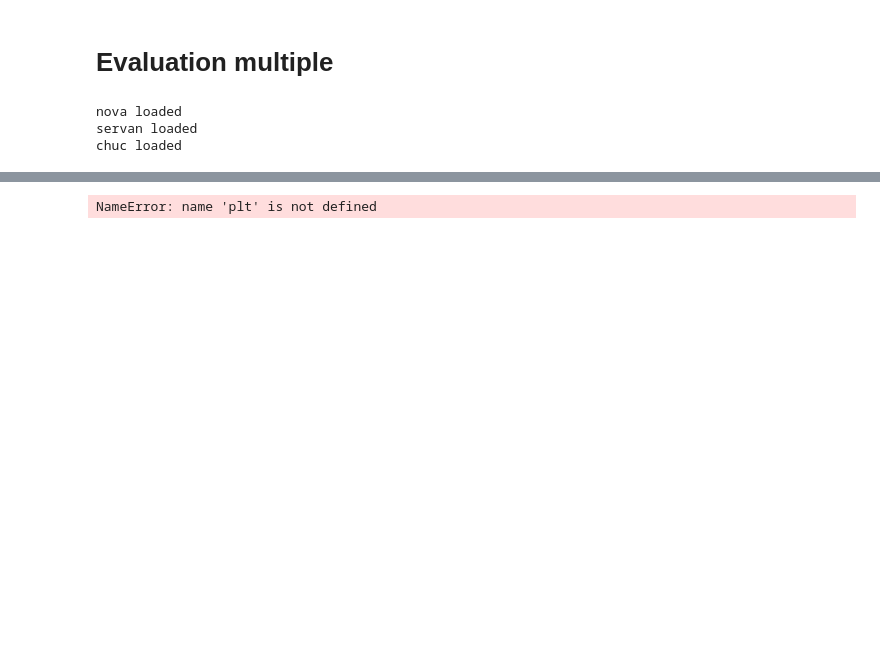
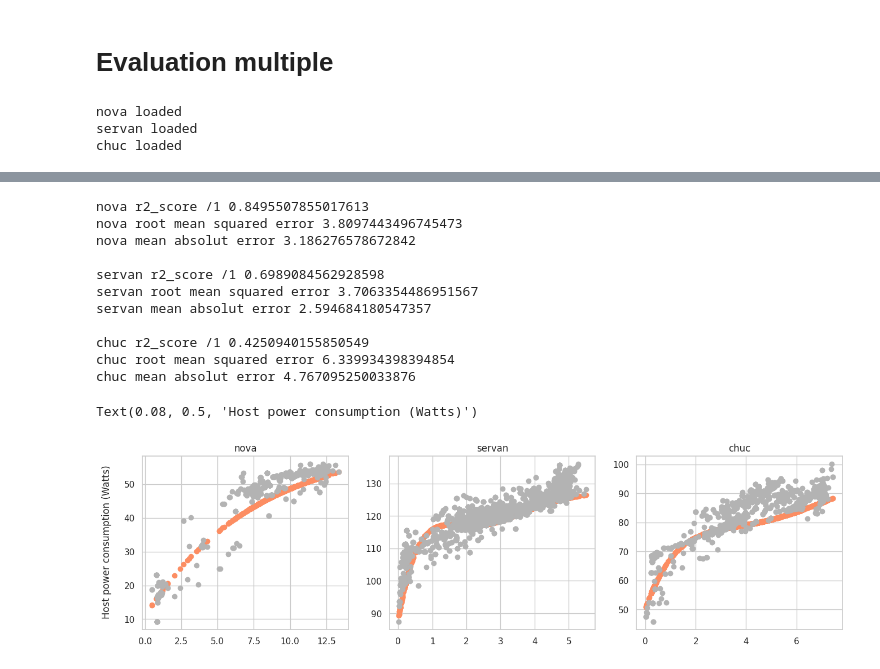
Before and after one commit to jacquetpi/cinergy-models, a Jupyter notebook: notebooks/models.ipynb, the cells around one changed output, grey strips where cells are left out. Cells and saved outputs as stored; diff of their text form; code cells hidden in the pictures; blank space fills up the shorter version.

```diff
--- a/notebooks/models.ipynb
+++ b/notebooks/models.ipynb
@@ -232,40 +270,55 @@ NameError: name 'plt' is not defined
 # %%
 core_host_ref = {'nova':32, 'grappe': 80, 'servan':96, 'chuc':64}
-fig, axes = plt.subplots(1,len(data_source), figsize=(12, 4))
+fig, axes = plt.subplots(1,len(data_source), figsize=(16, 4))
 index = 0
 
+sns.set_theme(style="whitegrid", palette="husl")
 for name, data in data_source.items():
     (training_dict, dataset_gt, dataset_cl) = data
     core_host = core_host_ref[name]
 
     vm_size = 4
-    exclude_beyond = (vm_size * 100) / core_host * 1.5
+    exclude_beyond = (vm_size * 100) / core_host * 2
     model_dict = compute_models(training_dict=training_dict, exclude_beyond=exclude_beyond, verbose=False, display=False)
 
     # Groundtruth
     groundtruth = dataset_gt.dropna()
     groundtruth = groundtruth.assign(host_percent_vm = groundtruth.vm / core_host)
 
     # Prediction on cloudlike dataset
     cloudlike = dataset_cl.dropna()
     cloudlike = cloudlike.assign(host_percent_vm = cloudlike.vm / core_host)
 
     evaluation_df = cloudlike
     evaluation_df.assign(host_percent_vm = evaluation_df.vm / core_host)
     evaluation_df['groundtruth'] = evaluation_df.apply(lambda row : get_closest_val(groundtruth, 'host_percent_vm', row, 'package-global-watt'), axis=1)
     evaluation_df['prediction'] = evaluation_df.apply(lambda row : estimate(model_dict, row, core_host), axis=1)
     evaluation_df.dropna(inplace=True)
     y = evaluation_df['groundtruth']
     y_predict = evaluation_df['prediction']
 
     print(name, 'r2_score /1', r2_score(y,y_predict))
     print(name, 'root mean squared error', root_mean_squared_error(y,y_predict))
     print(name, 'mean absolut error', mean_absolute_error(y, y_predict))
     print('')
 
     axes[index].scatter(evaluation_df['host_percent_vm'], evaluation_df['prediction'], color=colors[1])
     axes[index].scatter(evaluation_df['host_percent_vm'], evaluation_df['groundtruth'], color=colors[-1])
     axes[index].title.set_text(name)
     index+=1
+
+fig.text(0.08, 0.5, 'Host power consumption (Watts)', va='center', rotation='vertical')
 # %% [output]
-NameError: name 'plt' is not defined
+nova r2_score /1 0.8495507855017613
+nova root mean squared error 3.8097443496745473
+nova mean absolut error 3.186276578672842
+
+servan r2_score /1 0.6989084562928598
+servan root mean squared error 3.7063354486951567
+servan mean absolut error 2.594684180547357
+
+chuc r2_score /1 0.4250940155850549
+chuc root mean squared error 6.339934398394854
+chuc mean absolut error 4.767095250033876
+Text(0.08, 0.5, 'Host power consumption (Watts)')
+[figure, added]
```
Also changed, not shown: parts of 4 cells of this notebook, 1 other file.
